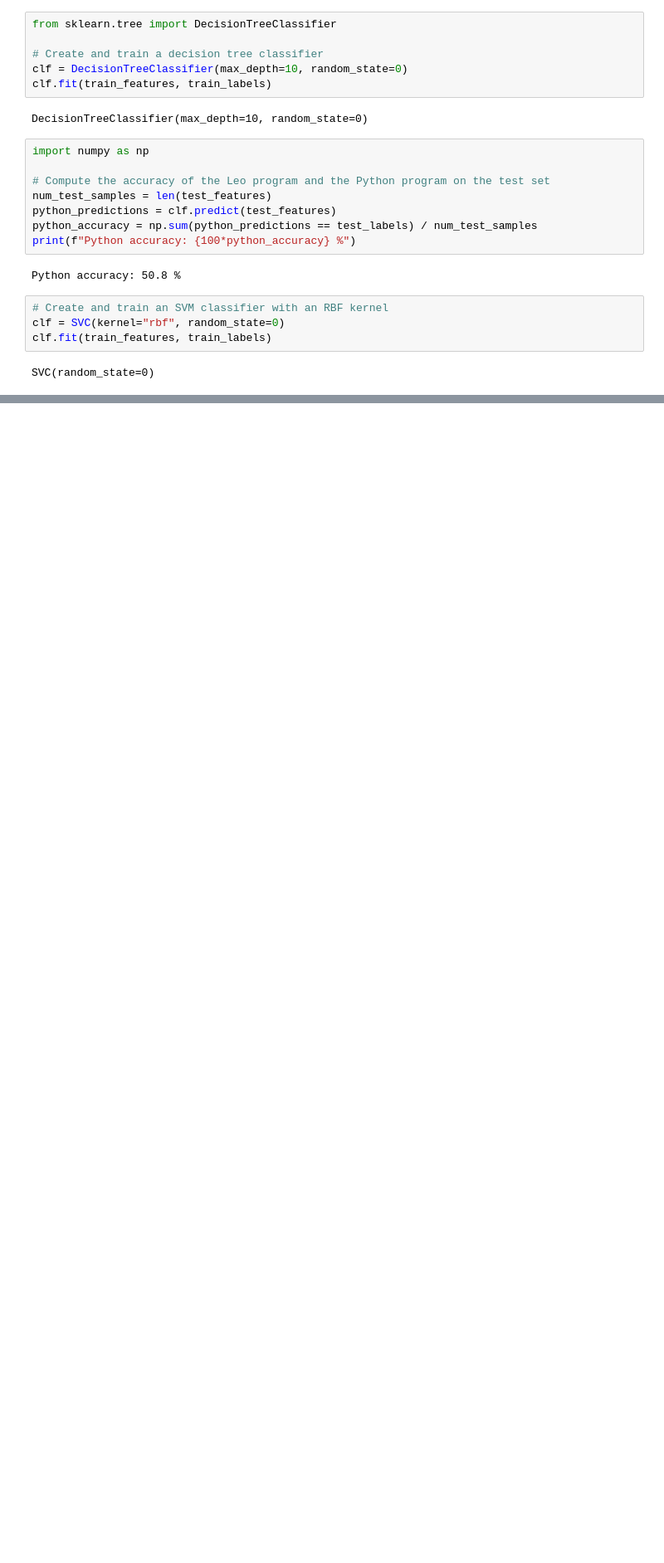
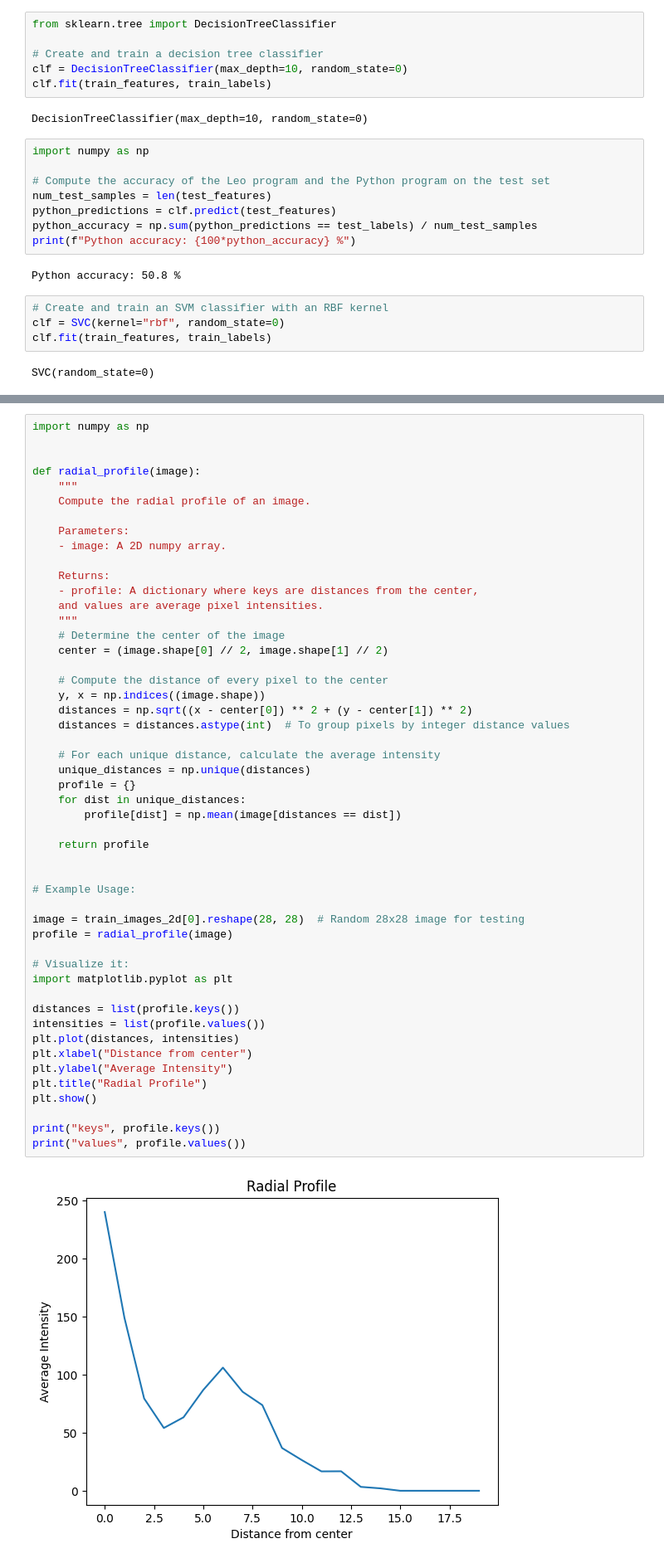
Before and after one commit to ProvableHQ/python-sdk, a Jupyter notebook: zkml-research/MNIST_preprocessing/run1.ipynb, the cells around one changed output, grey strips where cells are left out. Shown at 83% size. Saved outputs shown, nothing was run; the diff lists cells and outputs as text; blank space fills up the shorter version.

```diff
--- a/zkml-research/MNIST_preprocessing/run1.ipynb
+++ b/zkml-research/MNIST_preprocessing/run1.ipynb
@@ -382,0 +459,52 @@ Python accuracy: 36.1 %
+# %%
+import numpy as np
+
+
+def radial_profile(image):
+    """
+    Compute the radial profile of an image.
+
+    Parameters:
+    - image: A 2D numpy array.
+
+    Returns:
+    - profile: A dictionary where keys are distances from the center,
+    and values are average pixel intensities.
+    """
+    # Determine the center of the image
+    center = (image.shape[0] // 2, image.shape[1] // 2)
+
+    # Compute the distance of every pixel to the center
+    y, x = np.indices((image.shape))
+    distances = np.sqrt((x - center[0]) ** 2 + (y - center[1]) ** 2)
+    distances = distances.astype(int)  # To group pixels by integer distance values
+
+    # For each unique distance, calculate the average intensity
+    unique_distances = np.unique(distances)
+    profile = {}
+    for dist in unique_distances:
+        profile[dist] = np.mean(image[distances == dist])
+
+    return profile
+
+
+# Example Usage:
+
+image = train_images_2d[0].reshape(28, 28)  # Random 28x28 image for testing
+profile = radial_profile(image)
+
+# Visualize it:
+import matplotlib.pyplot as plt
+
+distances = list(profile.keys())
+intensities = list(profile.values())
+plt.plot(distances, intensities)
+plt.xlabel("Distance from center")
+plt.ylabel("Average Intensity")
+plt.title("Radial Profile")
+plt.show()
+
+print("keys", profile.keys())
+print("values", profile.values())
+# %% [output]
+[figure, added]
```
Also changed, not shown: parts of 22 cells of this notebook.
